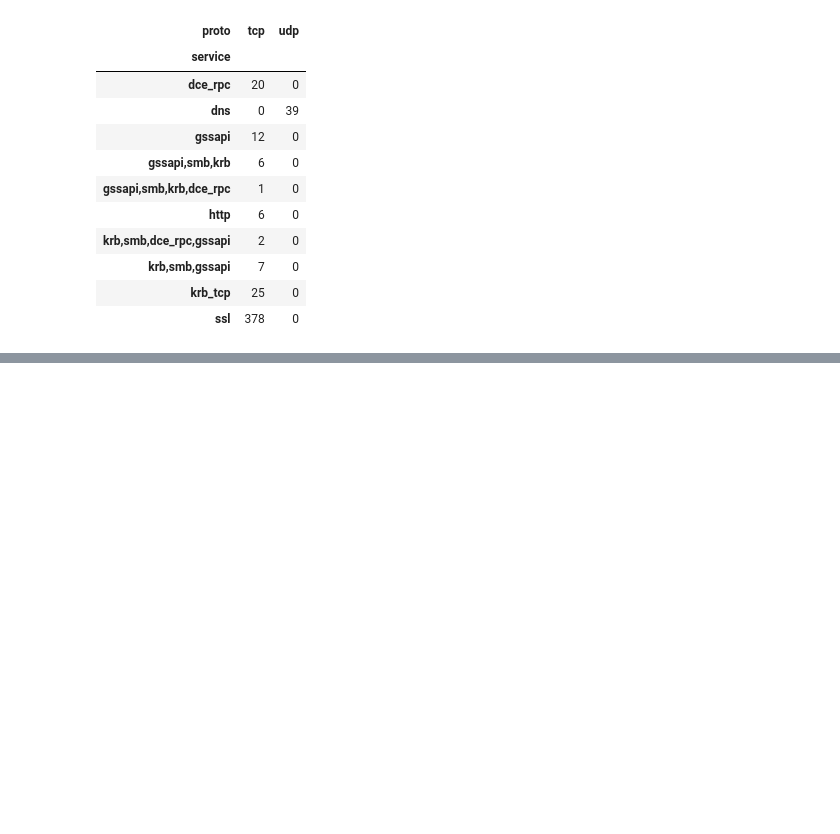
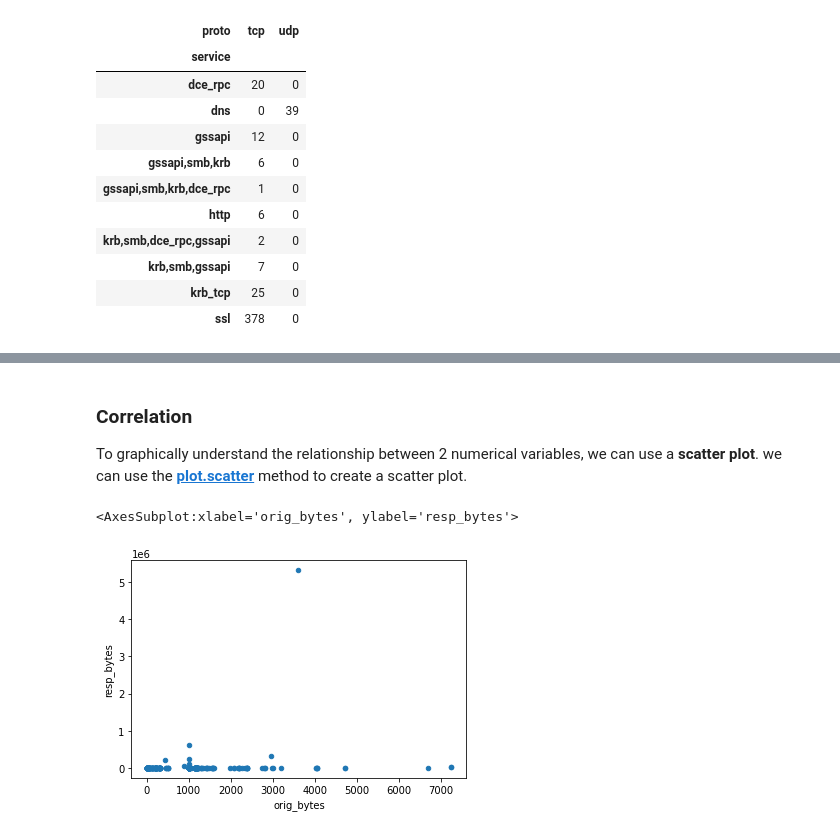
Before and after one commit to OTRF/infosec-jupyterthon, a Jupyter notebook: workshops/2021/day1/day1-3-Data-Analysis-with-Pandas Intro.ipynb, the cells around one changed output, grey strips where cells are left out. Cells and saved outputs as stored; diff of their text form; code cells hidden in the pictures; blank space fills up the shorter version.

```diff
--- a/workshops/2021/day1/day1-3-Data-Analysis-with-Pandas Intro.ipynb
+++ b/workshops/2021/day1/day1-3-Data-Analysis-with-Pandas Intro.ipynb
@@ -1560,0 +1756,9 @@ pd.crosstab(index = zeek_df['service'], columns = zeek_df['proto'])
+# %% [markdown]
+### **Correlation**
+To graphically understand the relationship between 2 numerical variables, we can use a **scatter plot**. we can use the **[plot.scatter](https://pandas.pydata.org/pandas-docs/stable/reference/api/pandas.DataFrame.plot.scatter.html)** method to create a scatter plot.
+# %%
+# Filtering orig_bytes < 10000
+zeek_df[zeek_df['orig_bytes'] < 10000].plot.scatter(x = 'orig_bytes', y = 'resp_bytes')
+# %% [output]
+<AxesSubplot:xlabel='orig_bytes', ylabel='resp_bytes'>
+[figure, added]
```
Also changed, not shown: parts of 58 cells of this notebook.
